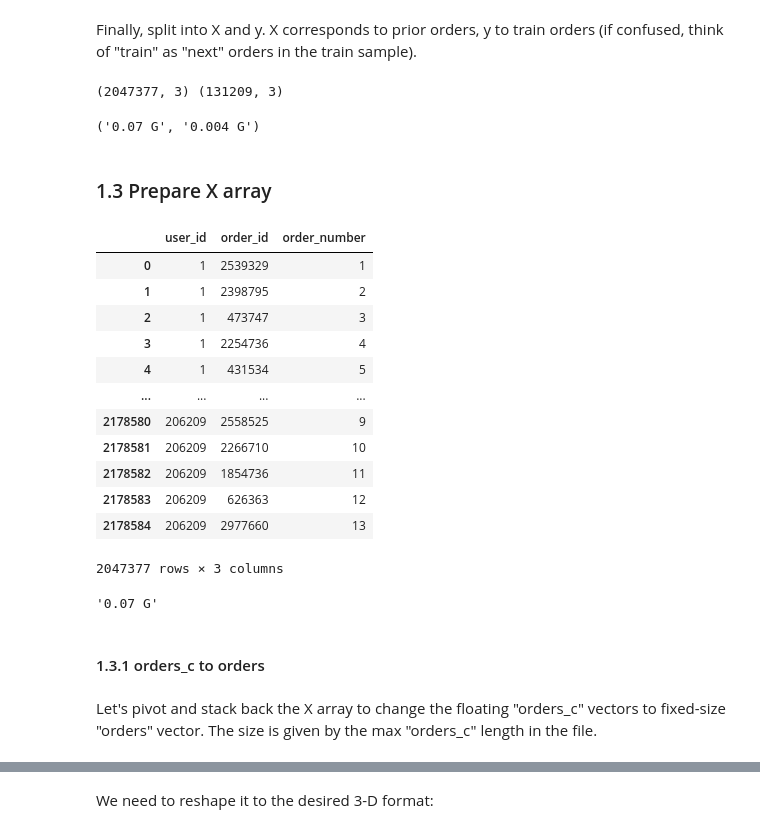
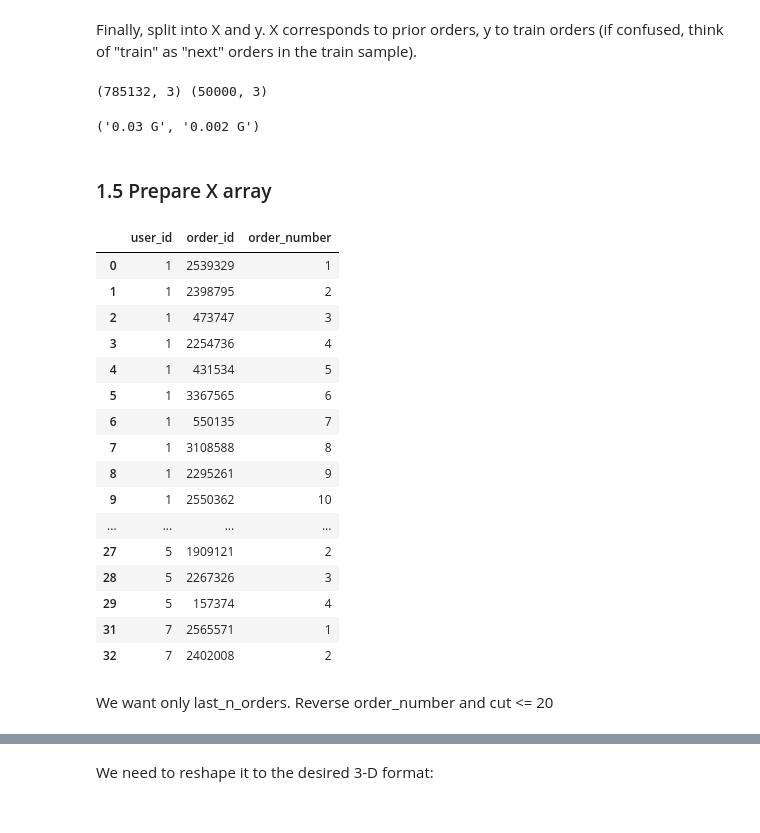
Before and after one commit to robertc2020/Capstone_Project_3-Instacart_Market_Basket_Analysis, a Jupyter notebook: preprocessing_and_modeling.ipynb, the cells around one changed output, grey strips where cells are left out. Cells and saved outputs as stored; diff of their text form; code cells hidden in the pictures.

```diff
--- a/preprocessing_and_modeling.ipynb
+++ b/preprocessing_and_modeling.ipynb
@@ -32,6 +38,7 @@ plt.rcParams['ytick.minor.visible'] = True
 plt.rcParams['figure.dpi'] = 100
 plt.rcParams['savefig.bbox'] = 'tight'
 # %%
-# how many products allowed per order
-max_n_products = 80
+n_customers = 50_000 # how many customers (130k total)
+n_products = 1000    # how many products allowed per order # 1000 was too much for memory, had to use dask
+last_n_orders = 20   # how many last orders to consider
 # %% [markdown]
@@ -180,0 +194,3 @@ size(uid_train,3)
+# %%
+uid_train_reduced = uid_train.head(n_customers)
+uid_train_reduced.shape
@@ -183,5 +201,5 @@ Now merge back with orders, the result will contain only prior and future order
 # %%
-orders_train = uid_train.merge(orders,on='user_id',how='left')
+orders_train = uid_train_reduced.merge(orders,on='user_id',how='left')
 orders_train.head(50)
 # %% [output]
 |  | user_id | order_id | eval_set | order_number |
@@ -217,9 +513,9 @@ orders_train_y = orders_train[orders_train['eval_set']=='train'].drop('eval_set'
 
 print(orders_train_X.shape,orders_train_y.shape)
 # %% [output]
-(2047377, 3) (131209, 3)
+(785132, 3) (50000, 3)
 # %%
 size(orders_train_X),size(orders_train_y,3)
 # %% [output]
-('0.07 G', '0.004 G')
+('0.03 G', '0.002 G')
 # %%
@@ -227,26 +523,24 @@ size(orders_train_X),size(orders_train_y,3)
 # %% [markdown]
-### 1.3 Prepare X array <a id='1.3'></a>
+### 1.5 Prepare X array <a id='1.5'></a>
 # %%
-orders_train_X
+orders_train_X.head(30)
 # %% [output]
 |  | user_id | order_id | order_number |
 | 0 | 1 | 2539329 | 1 |
 | 1 | 1 | 2398795 | 2 |
 | 2 | 1 | 473747 | 3 |
 | 3 | 1 | 2254736 | 4 |
 | 4 | 1 | 431534 | 5 |
+| 5 | 1 | 3367565 | 6 |
+| 6 | 1 | 550135 | 7 |
+| 7 | 1 | 3108588 | 8 |
+| 8 | 1 | 2295261 | 9 |
+| 9 | 1 | 2550362 | 10 |
 | ... | ... | ... | ... |
-| 2178580 | 206209 | 2558525 | 9 |
-| 2178581 | 206209 | 2266710 | 10 |
-| 2178582 | 206209 | 1854736 | 11 |
-| 2178583 | 206209 | 626363 | 12 |
-| 2178584 | 206209 | 2977660 | 13 |
+| 27 | 5 | 1909121 | 2 |
+| 28 | 5 | 2267326 | 3 |
+| 29 | 5 | 157374 | 4 |
+| 31 | 7 | 2565571 | 1 |
+| 32 | 7 | 2402008 | 2 |
-2047377 rows × 3 columns
-# %%
-size(orders_train_X)
-# %% [output]
-'0.07 G'
-# %% [markdown]
-#### 1.3.1 orders_c to orders <a id='1.3.1'></a>
-# %% [markdown]
-Let's pivot and stack back the X array to change the floating "orders_c" vectors to fixed-size "orders" vector. The size is given by the max "orders_c" length in the file.
+# %% [markdown]
+We want only last_n_orders. Reverse order_number and cut <= 20
```
Also changed, not shown: parts of 302 cells of this notebook.
